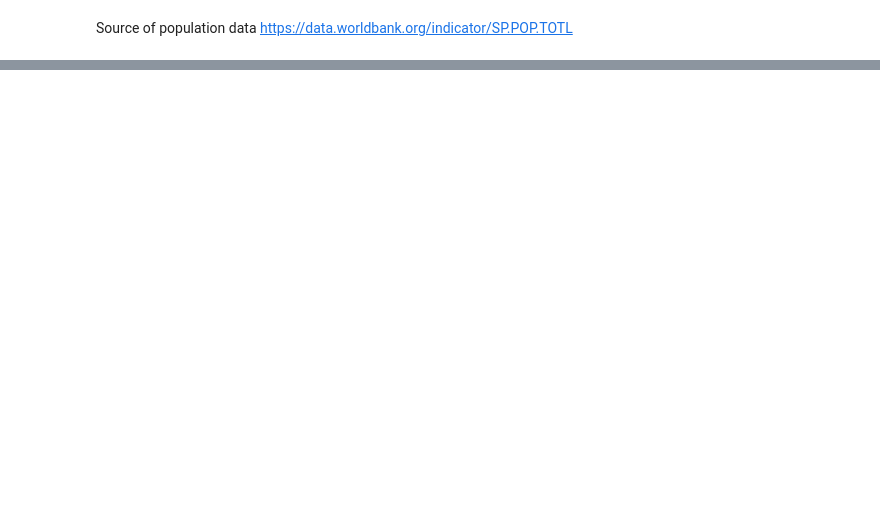
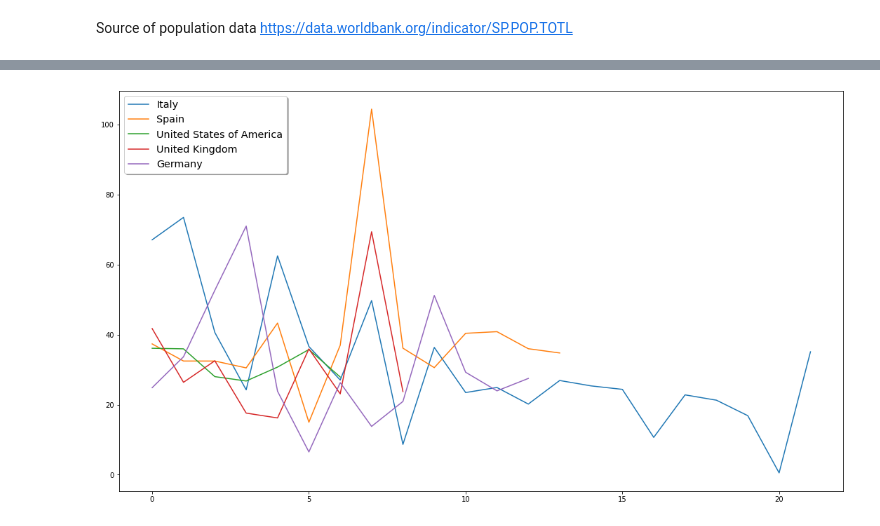
Before and after one commit to terkalma/coviddata, a Jupyter notebook: main.ipynb, the cells around one changed output, grey strips where cells are left out. Drawn from its saved outputs; the diff is of its cells as text; code cells hidden in the pictures; blank space fills up the shorter version.

```diff
--- a/main.ipynb
+++ b/main.ipynb
@@ -164,0 +144,5 @@ df[df.country == 'Germany']
+# %%
+df = pre_process(data, 'normalized_total_case_count', threshold=2)
+plot_countries(df, 'increase', 'Italy', 'Spain', 'United States of America', 'United Kingdom', 'Germany')
+# %% [output]
+[figure, added]
```
Also changed, not shown: parts of 22 cells of this notebook, 5 other files.
